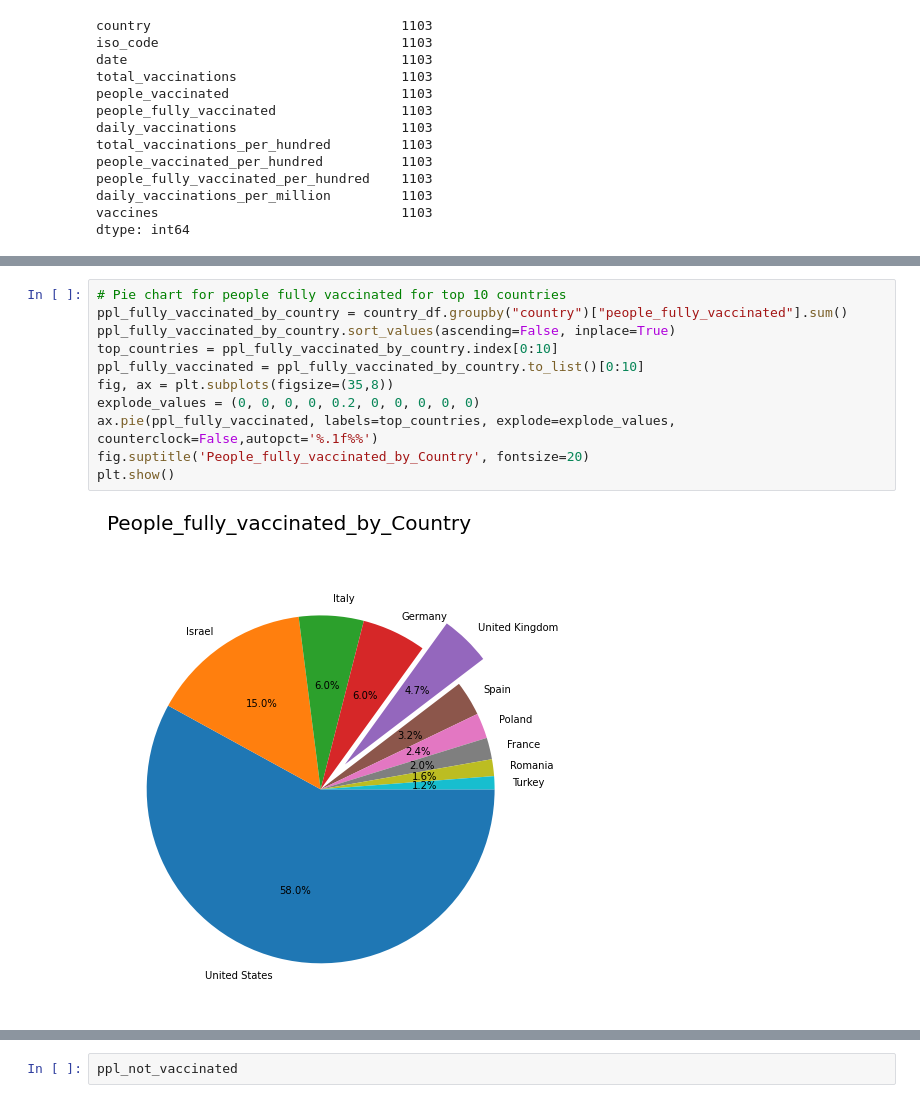
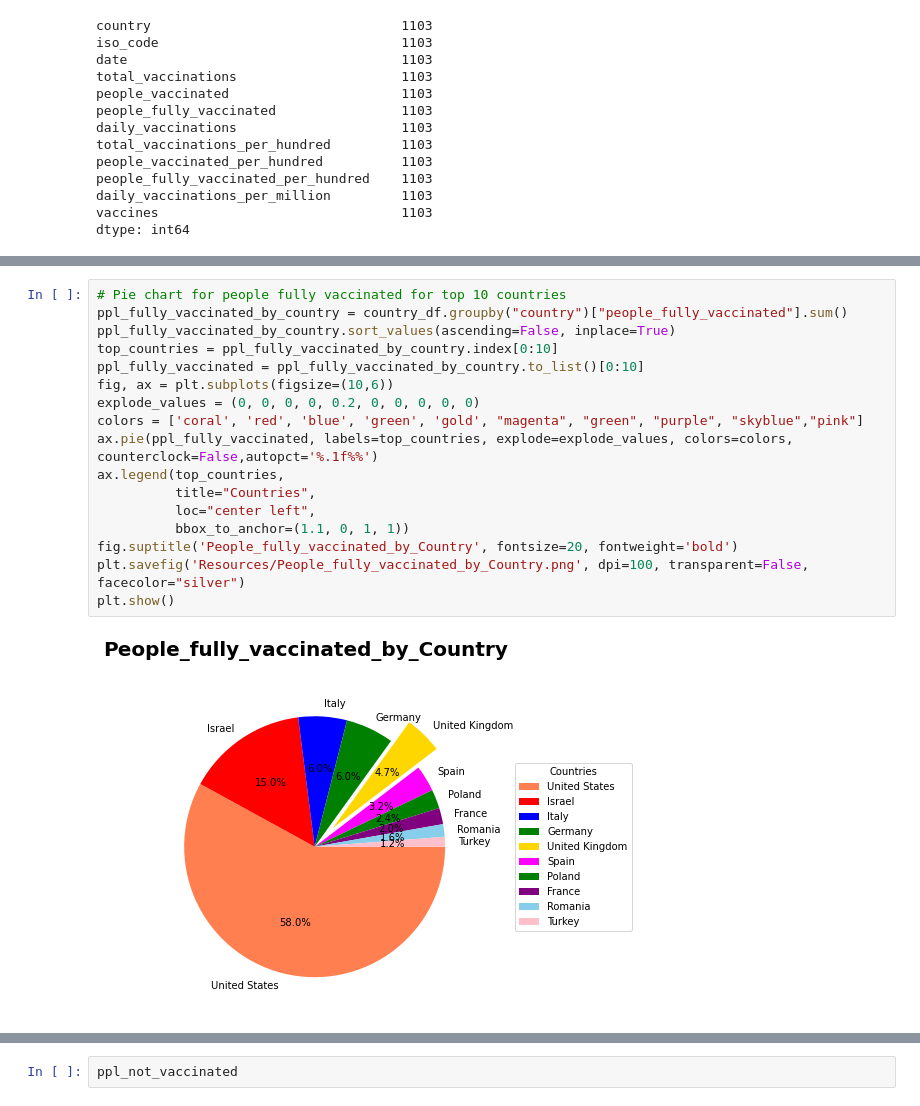
Before and after one commit to hariniv22/Covid_19_Data_Analysis, a Jupyter notebook: ETL_final_project.ipynb, the cells around one changed output, grey strips where cells are left out. Saved outputs shown, nothing was run; the diff lists cells and outputs as text.

```diff
--- a/ETL_final_project.ipynb
+++ b/ETL_final_project.ipynb
@@ -182,16 +183,22 @@ plt.show()
 # %%
 # Pie chart for people fully vaccinated for top 10 countries
 ppl_fully_vaccinated_by_country = country_df.groupby("country")["people_fully_vaccinated"].sum()
 ppl_fully_vaccinated_by_country.sort_values(ascending=False, inplace=True)
 top_countries = ppl_fully_vaccinated_by_country.index[0:10]
 ppl_fully_vaccinated = ppl_fully_vaccinated_by_country.to_list()[0:10]
-fig, ax = plt.subplots(figsize=(35,8))
+fig, ax = plt.subplots(figsize=(10,6))
 explode_values = (0, 0, 0, 0, 0.2, 0, 0, 0, 0, 0)
-ax.pie(ppl_fully_vaccinated, labels=top_countries, explode=explode_values, counterclock=False,autopct='%.1f%%')
-fig.suptitle('People_fully_vaccinated_by_Country', fontsize=20)
+colors = ['coral', 'red', 'blue', 'green', 'gold', "magenta", "green", "purple", "skyblue","pink"]
+ax.pie(ppl_fully_vaccinated, labels=top_countries, explode=explode_values, colors=colors, counterclock=False,autopct='%.1f%%')
+ax.legend(top_countries,
+          title="Countries",
+          loc="center left",
+          bbox_to_anchor=(1.1, 0, 1, 1))
+fig.suptitle('People_fully_vaccinated_by_Country', fontsize=20, fontweight='bold')
+plt.savefig('Resources/People_fully_vaccinated_by_Country.png', dpi=100, transparent=False, facecolor="silver")
 plt.show()
 # %% [output]
-[figure, old version]
+[figure, new version]
 # %%
 total_vaccinations_per_hundred = country_df.groupby("country")["total_vaccinations_per_hundred"].sum()
 ppl_fully_vaccinated_per_hundred = country_df.groupby("country")["people_fully_vaccinated_per_hundred"].sum()
```
Also changed, not shown: parts of 7 cells of this notebook, 7 other files.
